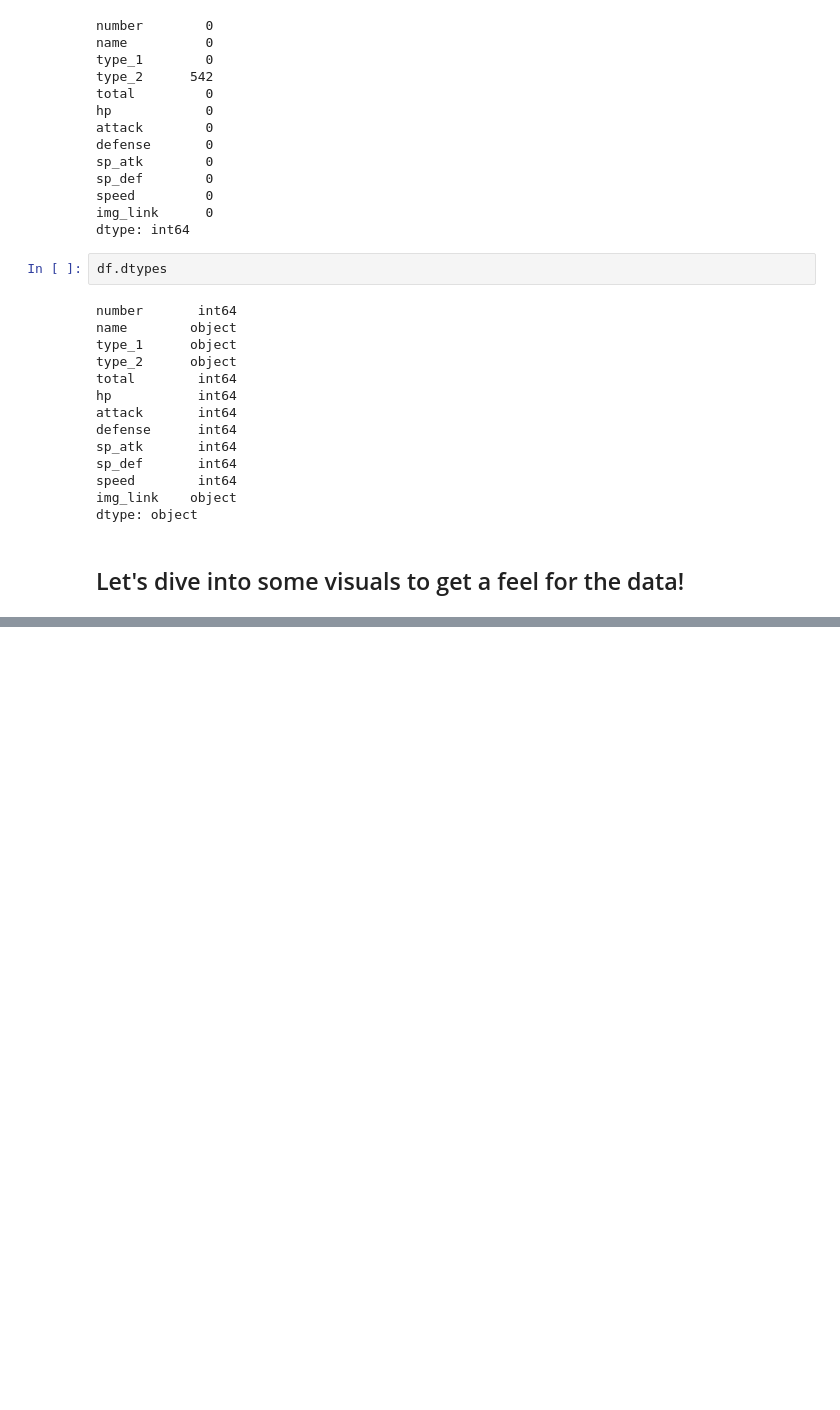
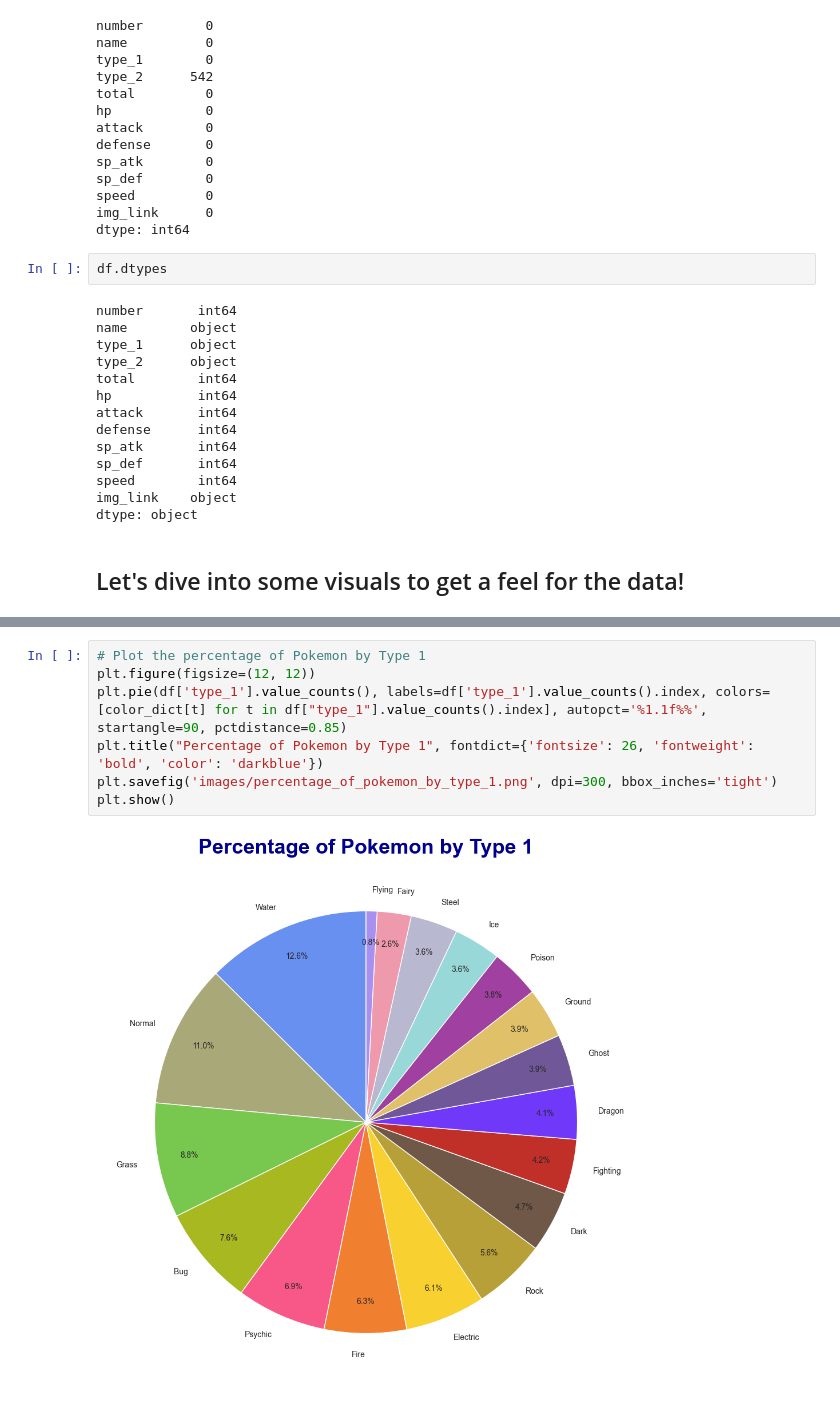
Before and after one commit to OscPop/Pokedex, a Jupyter notebook: EDA.ipynb, the cells around one changed output, grey strips where cells are left out. Drawn from its saved outputs; the diff is of its cells as text; blank space fills up the shorter version.

```diff
--- a/EDA.ipynb
+++ b/EDA.ipynb
@@ -152,0 +176,9 @@ plt.show()
+# %%
+# Plot the percentage of Pokemon by Type 1
+plt.figure(figsize=(12, 12))
+plt.pie(df['type_1'].value_counts(), labels=df['type_1'].value_counts().index, colors=[color_dict[t] for t in df["type_1"].value_counts().index], autopct='%1.1f%%', startangle=90, pctdistance=0.85)
+plt.title("Percentage of Pokemon by Type 1", fontdict={'fontsize': 26, 'fontweight': 'bold', 'color': 'darkblue'})
+plt.savefig('images/percentage_of_pokemon_by_type_1.png', dpi=300, bbox_inches='tight')
+plt.show()
+# %% [output]
+[figure, added]
```
Also changed, not shown: parts of 6 cells of this notebook, 4 other files.
